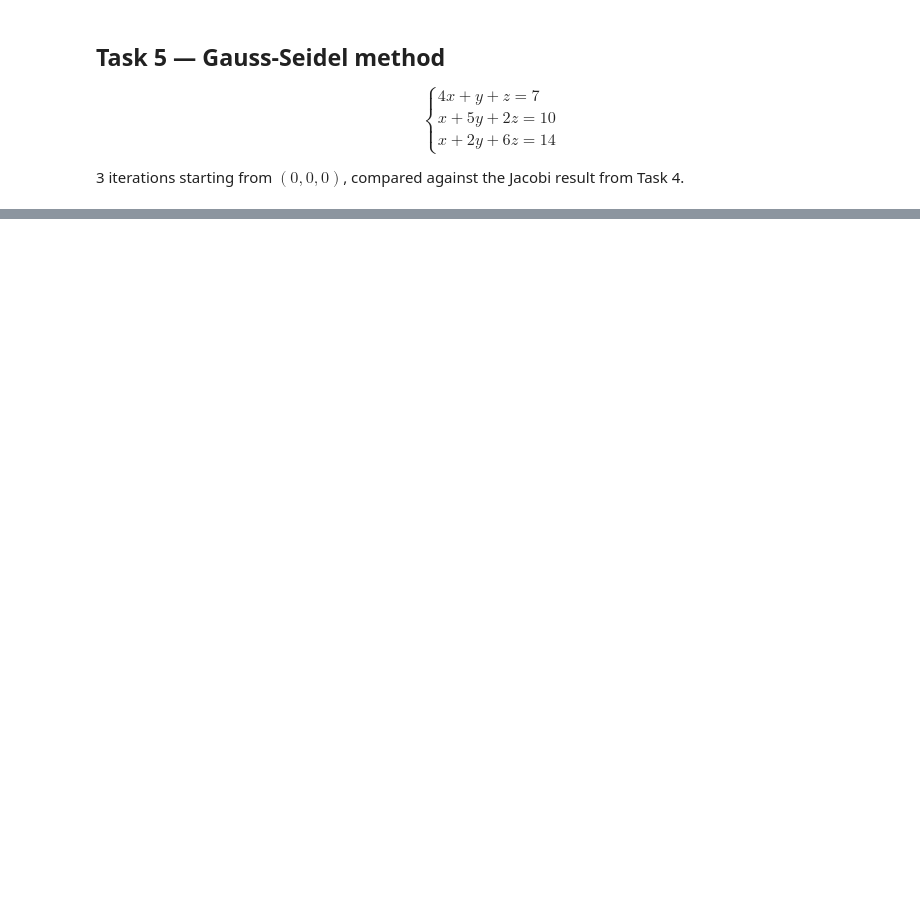
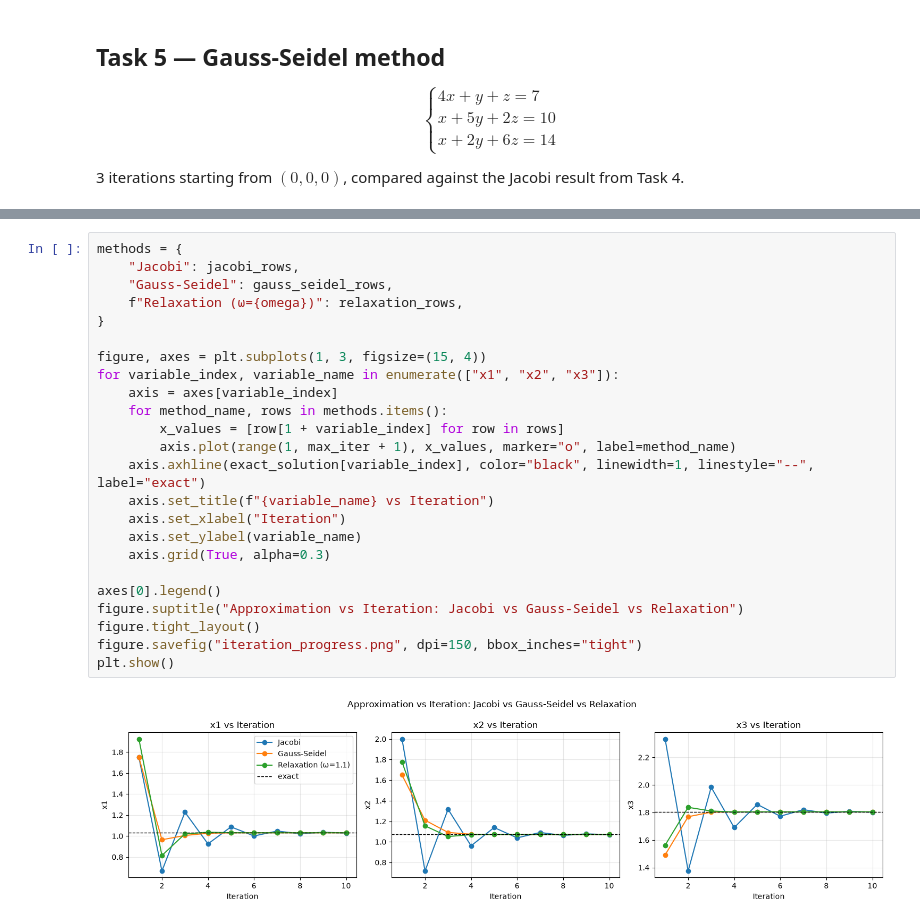
Before and after one commit to NikAlexan/computational-math, a Jupyter notebook: Week 2.ipynb, the cells around one changed output, grey strips where cells are left out. Saved outputs shown, nothing was run; the diff lists cells and outputs as text; blank space fills up the shorter version.

```diff
--- a/Week 2.ipynb
+++ b/Week 2.ipynb
@@ -220,0 +494,26 @@ Gauss-Seidel iterations to reach 1e-6 error: 8
+# %%
+methods = {
+    "Jacobi": jacobi_rows,
+    "Gauss-Seidel": gauss_seidel_rows,
+    f"Relaxation (ω={omega})": relaxation_rows,
+}
+
+figure, axes = plt.subplots(1, 3, figsize=(15, 4))
+for variable_index, variable_name in enumerate(["x1", "x2", "x3"]):
+    axis = axes[variable_index]
+    for method_name, rows in methods.items():
+        x_values = [row[1 + variable_index] for row in rows]
+        axis.plot(range(1, max_iter + 1), x_values, marker="o", label=method_name)
+    axis.axhline(exact_solution[variable_index], color="black", linewidth=1, linestyle="--", label="exact")
+    axis.set_title(f"{variable_name} vs Iteration")
+    axis.set_xlabel("Iteration")
+    axis.set_ylabel(variable_name)
+    axis.grid(True, alpha=0.3)
+
+axes[0].legend()
+figure.suptitle("Approximation vs Iteration: Jacobi vs Gauss-Seidel vs Relaxation")
+figure.tight_layout()
+figure.savefig("iteration_progress.png", dpi=150, bbox_inches="tight")
+plt.show()
+# %% [output]
+[figure, added]
```
Also changed, not shown: parts of 27 cells of this notebook, 2 other files.
